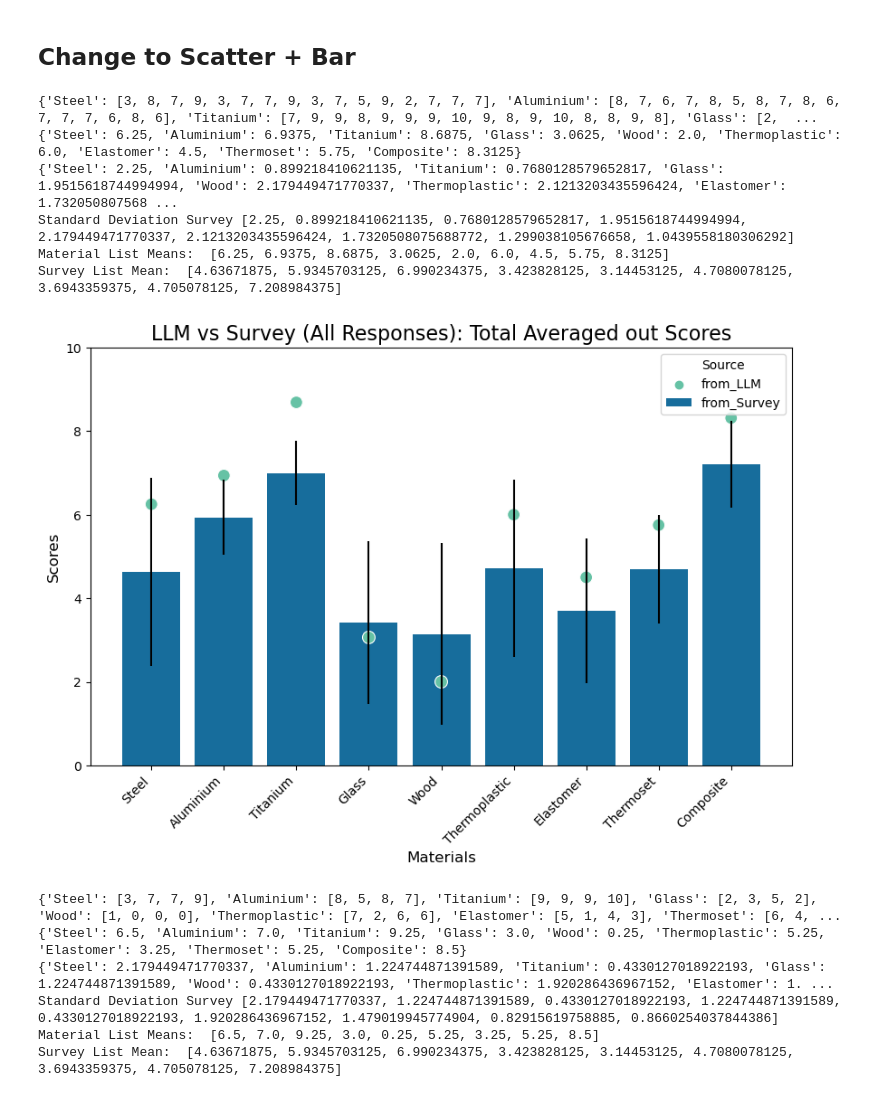
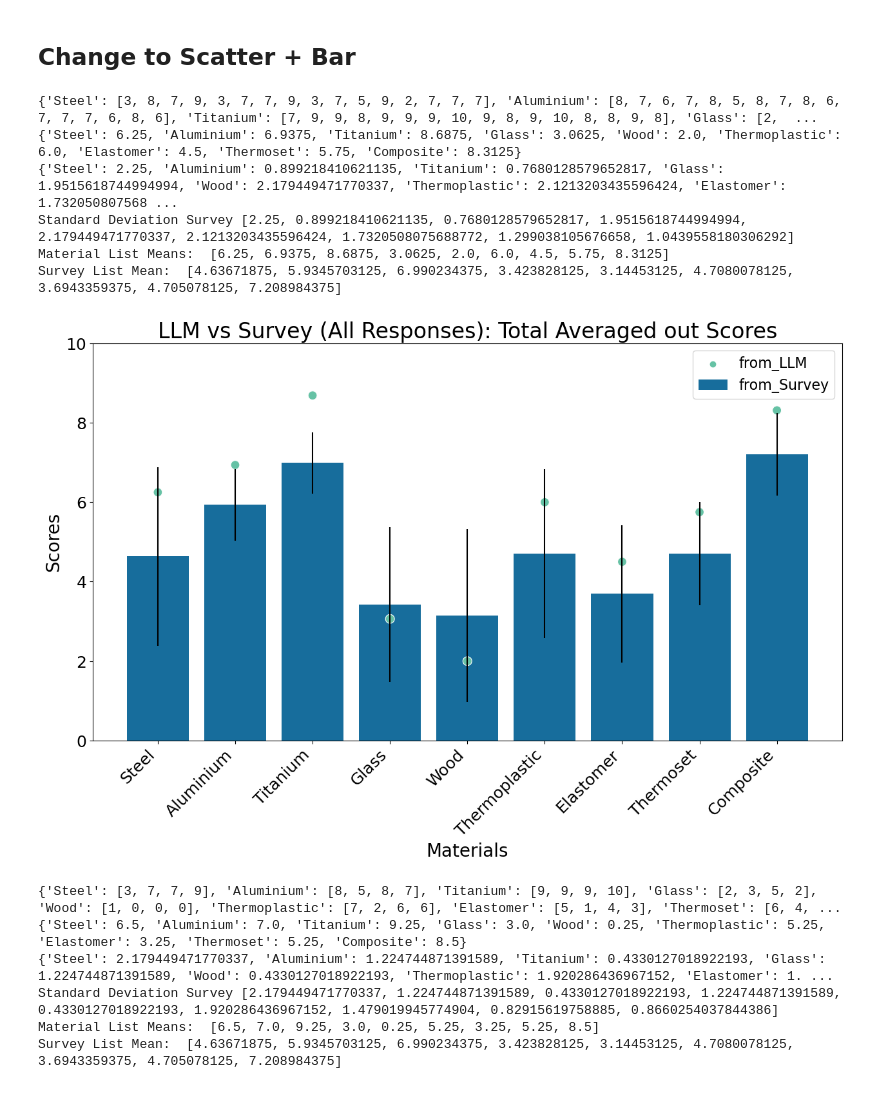
Before and after one commit to cmudrc/LLM-for-Material-Selection, a Jupyter notebook: Comparison Notebooks/SurveyLLM comparison.ipynb, the cells around one changed output. Cells and saved outputs as stored; diff of their text form; code cells hidden in the pictures.

```diff
--- a/Comparison Notebooks/SurveyLLM comparison.ipynb
+++ b/Comparison Notebooks/SurveyLLM comparison.ipynb
@@ -1819,40 +1819,41 @@ llm_list_total =  [average_scores_total['Steel'], average_scores_total['Aluminiu
 
 
 print("Material List Means: ", llm_list_total)
 
 print("Survey List Mean: ", survey_total_means)
 
 
 data_total = pd.DataFrame({
     'Materials': materials * 2,
     'Scores': survey_total_means + llm_list_total,
     'Source': ['from_Survey'] * len(materials) + ['from_LLM'] * len(materials)
 })
 
-plt.figure(figsize=(10, 6))
+plt.figure(figsize=(15, 8))
 color_palette = sns.color_palette("colorblind")
 
 # Plot the bar chart with the colorblind-friendly palette
 sns.barplot(x='Materials', y='Scores', hue='Source', data=data_total[:len(materials)], palette=color_palette, yerr=std_list_total[:len(materials)])
 
 # Plot the scatter plot with the colorblind-friendly palette
 sns.scatterplot(x='Materials', y='Scores', hue='Source', data=data_total[len(materials):], palette="Set2", s=100)
 
-plt.xlabel('Materials', fontsize=12)
-plt.ylabel('Scores', fontsize=12)
+plt.xlabel('Materials', fontsize=20)
+plt.ylabel('Scores', fontsize=20)
 plt.ylim(0,10)
-plt.title('LLM vs Survey (All Responses): Total Averaged out Scores', fontsize=16)
-plt.xticks(rotation=45, ha='right')
-plt.legend(title='Source')
+plt.title('LLM vs Survey (All Responses): Total Averaged out Scores', fontsize=24)
+plt.xticks(rotation=45, ha='right', fontsize=18)
+plt.yticks(fontsize=18)
+plt.legend(fontsize=16)
 plt.show()
 # %% [output]
 {'Steel': [3, 8, 7, 9, 3, 7, 7, 9, 3, 7, 5, 9, 2, 7, 7, 7], 'Aluminium': [8, 7, 6, 7, 8, 5, 8, 7, 8, 6, 7, 7, 7, 6, 8, 6], 'Titanium': [7, 9, 9, 8, 9, 9, 9, 10, 9, 8, 9, 10, 8, 8, 9, 8], 'Glass': [2,  ...
 {'Steel': 6.25, 'Aluminium': 6.9375, 'Titanium': 8.6875, 'Glass': 3.0625, 'Wood': 2.0, 'Thermoplastic': 6.0, 'Elastomer': 4.5, 'Thermoset': 5.75, 'Composite': 8.3125}
 {'Steel': 2.25, 'Aluminium': 0.899218410621135, 'Titanium': 0.7680128579652817, 'Glass': 1.9515618744994994, 'Wood': 2.179449471770337, 'Thermoplastic': 2.1213203435596424, 'Elastomer': 1.732050807568 ...
 Standard Deviation Survey [2.25, 0.899218410621135, 0.7680128579652817, 1.9515618744994994, 2.179449471770337, 2.1213203435596424, 1.7320508075688772, 1.299038105676658, 1.0439558180306292]
 Material List Means:  [6.25, 6.9375, 8.6875, 3.0625, 2.0, 6.0, 4.5, 5.75, 8.3125]
 Survey List Mean:  [4.63671875, 5.9345703125, 6.990234375, 3.423828125, 3.14453125, 4.7080078125, 3.6943359375, 4.705078125, 7.208984375]
-[figure, old version]
+[figure, new version]
 # %%
 import json
 import ast
```
Also changed, not shown: parts of 1 cell of this notebook.
